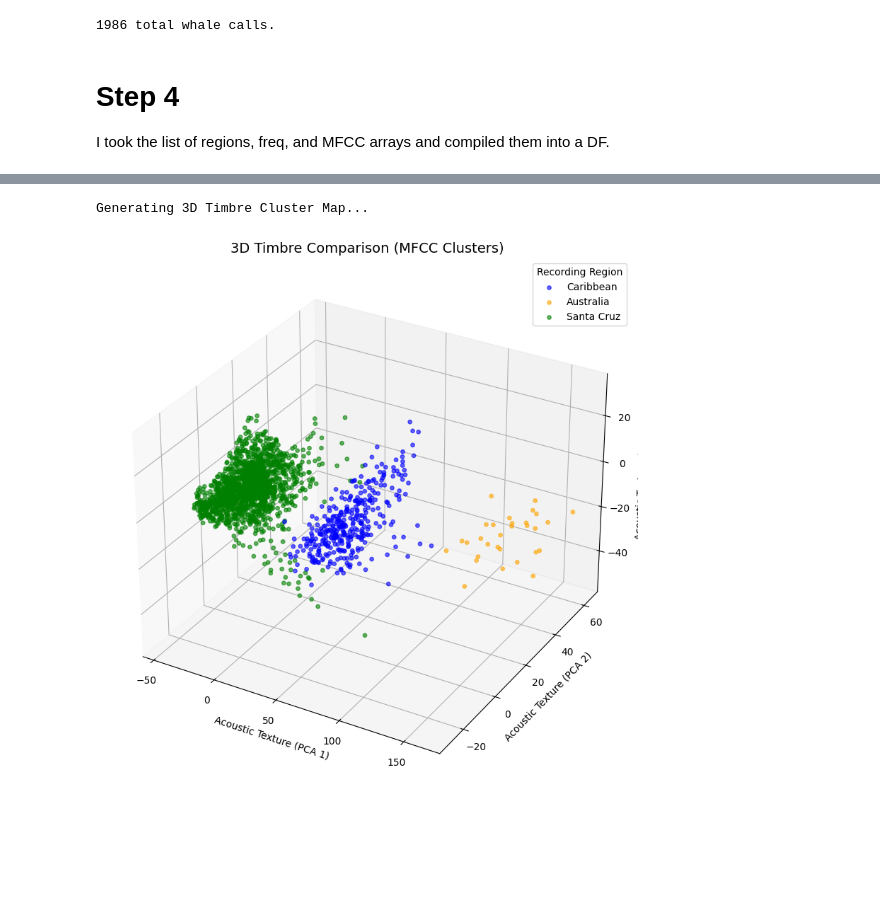
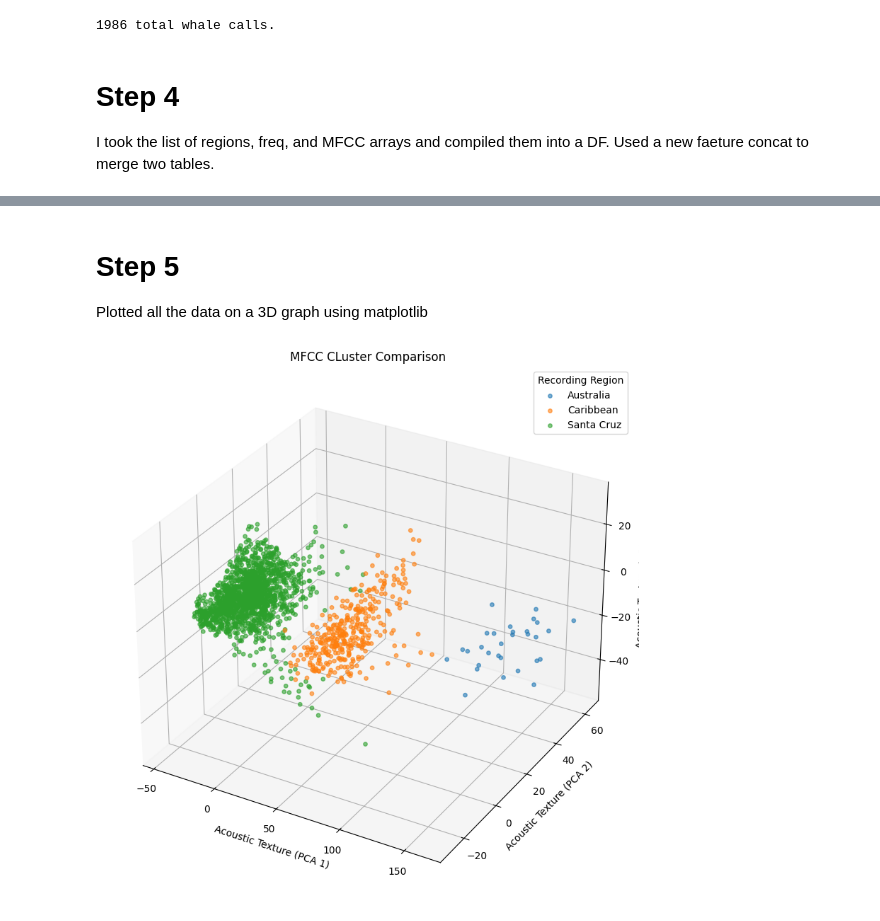
Before and after one commit to KAZIARSH-AI-ML-SPRING2026/KAZ_HUMPBACK_ANALYSIS, a Jupyter notebook: Project-01.ipynb, the cells around one changed output, grey strips where cells are left out. Cells and saved outputs as stored; diff of their text form; code cells hidden in the pictures; blank space fills up the shorter version.

```diff
--- a/Project-01.ipynb
+++ b/Project-01.ipynb
@@ -114,7 +111,7 @@ print(f"{len(extracted_regions)} total whale calls.")
 1986 total whale calls.
 # %% [markdown]
 # Step 4
-I  took the list of regions, freq, and MFCC arrays and compiled them into a DF.
+I  took the list of regions, freq, and MFCC arrays and compiled them into a DF. Used a new faeture concat to merge two tables.
 # %%
 
 mfcc_columns = [f"MFCC_{i+1}" for i in range(13)]
@@ -143,45 +140,42 @@ First 5 rows:
 | 2 | Caribbean | 4989.158825 | -200.257690 | -56.953384 | -42.092129 | 9.160383 | -24.843029 | -4.800251 | -18.980694 | -2.775894 | ... |
 | 3 | Caribbean | 4758.838850 | -200.290649 | -46.875576 | -44.082001 | 9.333500 | -28.612471 | -3.229829 | -18.379839 | -0.798969 | ... |
 | 4 | Caribbean | 4905.127046 | -206.567291 | -49.783527 | -36.742359 | 13.195971 | -25.117849 | -4.056950 | -20.753798 | -3.288668 | ... |
+# %% [markdown]
+# Step 5
+Plotted all the data on a 3D graph using matplotlib
 # %%
+
+
+#PCA
+pca_3d = PCA(n_components=3)
+mfcc_3d = pca_3d.fit_transform(df.loc[:, 'MFCC_1':'MFCC_13'])
+
 #PLOTTING
+df['PCA_1'] = mfcc_3d[:, 0]
+df['PCA_2'] = mfcc_3d[:, 1]
+df['PCA_3'] = mfcc_3d[:, 2]
 
-print("Generating 3D Timbre Cluster Map...")
-
-# 1. Isolate the Timbre data and crush 13 dimensions down to 3
-mfcc_data = df.loc[:, 'MFCC_1':'MFCC_13']
-pca_3d = PCA(n_components=3)
-mfcc_3d = pca_3d.fit_transform(mfcc_data)
-
-# 2. Set up the 3D canvas
+#CANVAS
 fig = plt.figure(figsize=(10, 8))
 ax = fig.add_subplot(111, projection='3d')
 
-regions = df['Region'].unique()
-colors = ['blue', 'orange', 'green']
 
-# 3. Plot each region's cluster
-for i in range(len(regions)):
-    region_name = regions[i]
+for region_name, group_data in df.groupby('Region'):
 
-    # Find the rows for this specific region
-    idx = df['Region'] == region_name
+    # We plot the X, Y, and Z columns from the mini-table
+    ax.scatter(group_data['PCA_1'],
+               group_data['PCA_2'],
+               group_data['PCA_3'],
+               label=region_name, alpha=0.6, s=15)
 
-    # Scatter plot with X, Y, and Z coordinates
-    ax.scatter(mfcc_3d[idx, 0],
-               mfcc_3d[idx, 1],
-               mfcc_3d[idx, 2],
-               c=colors[i], label=region_name, alpha=0.6, s=15)
-
-# 4. Clean up labels and legend
-ax.set_title("3D Timbre Comparison (MFCC Clusters)", fontsize=14)
+# 5. Clean up labels
+ax.set_title("MFCC CLuster Comparison", fontsize=12)
 ax.set_xlabel("Acoustic Texture (PCA 1)")
 ax.set_ylabel("Acoustic Texture (PCA 2)")
 ax.set_zlabel("Acoustic Texture (PCA 3)")
 ax.legend(title="Recording Region")
 
 plt.tight_layout()
 plt.show()
 # %% [output]
-Generating 3D Timbre Cluster Map...
-[figure, old version]
+[figure, new version]
```
Also changed, not shown: parts of 3 cells of this notebook.
